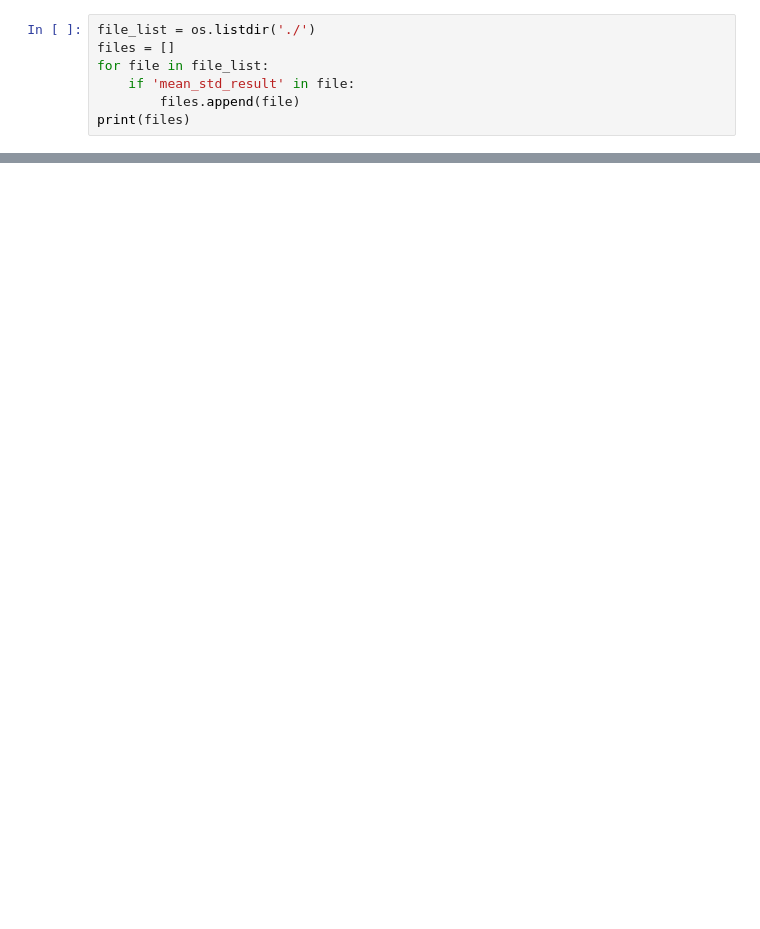
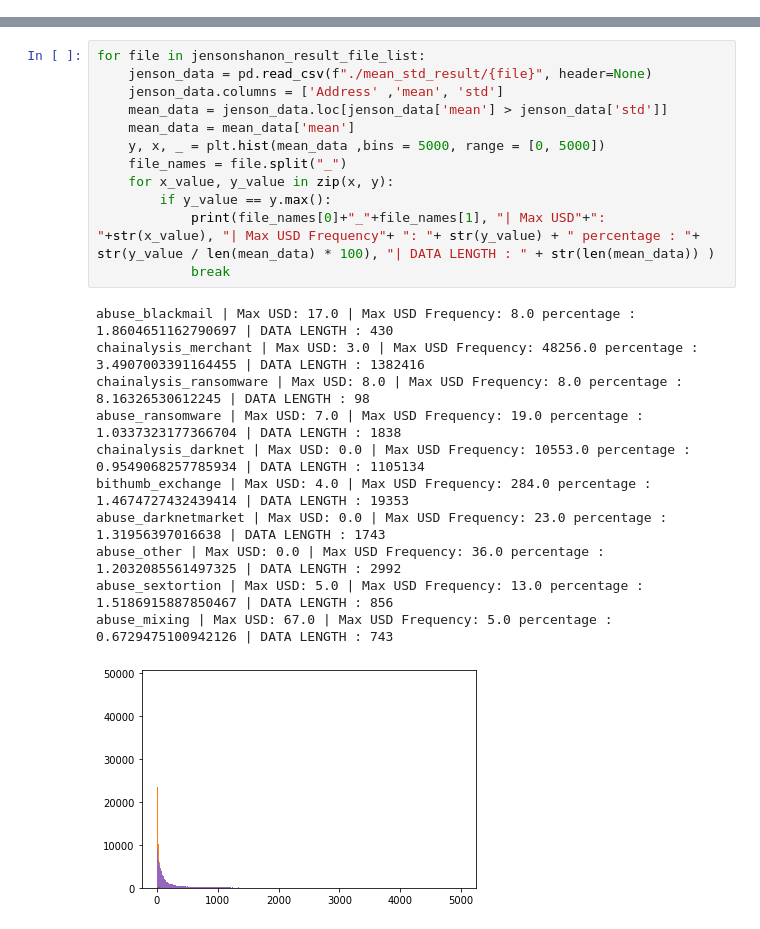
Before and after one commit to ltj3334/BitcoinAnalysis, a Jupyter notebook: tj/make_histogram.ipynb, the cells around one changed output, grey strips where cells are left out. Cells and saved outputs as stored; diff of their text form; blank space fills up the shorter version.

Commit message:
complete check mixing tx based price

```diff
--- a/tj/make_histogram.ipynb
+++ b/tj/make_histogram.ipynb
@@ -32,7 +33,0 @@ for file in jensonshanon_result_file_list:
-# %%
-file_list = os.listdir('./')
-files = []
-for file in file_list:
-    if 'mean_std_result' in file:
-        files.append(file)
-print(files)
@@ -88,0 +34,24 @@ Error:
+# %%
+for file in jensonshanon_result_file_list:
+    jenson_data = pd.read_csv(f"./mean_std_result/{file}", header=None)
+    jenson_data.columns = ['Address' ,'mean', 'std']
+    mean_data = jenson_data.loc[jenson_data['mean'] > jenson_data['std']]
+    mean_data = mean_data['mean']
+    y, x, _ = plt.hist(mean_data ,bins = 5000, range = [0, 5000])
+    file_names = file.split("_")
+    for x_value, y_value in zip(x, y):
+        if y_value == y.max():
+            print(file_names[0]+"_"+file_names[1], "| Max USD"+": "+str(x_value), "| Max USD Frequency"+ ": "+ str(y_value) + " percentage : "+ str(y_value / len(mean_data) * 100), "| DATA LENGTH : " + str(len(mean_data)) )
+            break
+# %% [output]
+abuse_blackmail | Max USD: 17.0 | Max USD Frequency: 8.0 percentage : 1.8604651162790697 | DATA LENGTH : 430
+chainalysis_merchant | Max USD: 3.0 | Max USD Frequency: 48256.0 percentage : 3.4907003391164455 | DATA LENGTH : 1382416
+chainalysis_ransomware | Max USD: 8.0 | Max USD Frequency: 8.0 percentage : 8.16326530612245 | DATA LENGTH : 98
+abuse_ransomware | Max USD: 7.0 | Max USD Frequency: 19.0 percentage : 1.0337323177366704 | DATA LENGTH : 1838
+chainalysis_darknet | Max USD: 0.0 | Max USD Frequency: 10553.0 percentage : 0.9549068257785934 | DATA LENGTH : 1105134
+bithumb_exchange | Max USD: 4.0 | Max USD Frequency: 284.0 percentage : 1.4674727432439414 | DATA LENGTH : 19353
+abuse_darknetmarket | Max USD: 0.0 | Max USD Frequency: 23.0 percentage : 1.31956397016638 | DATA LENGTH : 1743
+abuse_other | Max USD: 0.0 | Max USD Frequency: 36.0 percentage : 1.2032085561497325 | DATA LENGTH : 2992
+abuse_sextortion | Max USD: 5.0 | Max USD Frequency: 13.0 percentage : 1.5186915887850467 | DATA LENGTH : 856
+abuse_mixing | Max USD: 67.0 | Max USD Frequency: 5.0 percentage : 0.6729475100942126 | DATA LENGTH : 743
+[figure, added]
```
Also changed, not shown: parts of 5 cells of this notebook, 9 other files.
